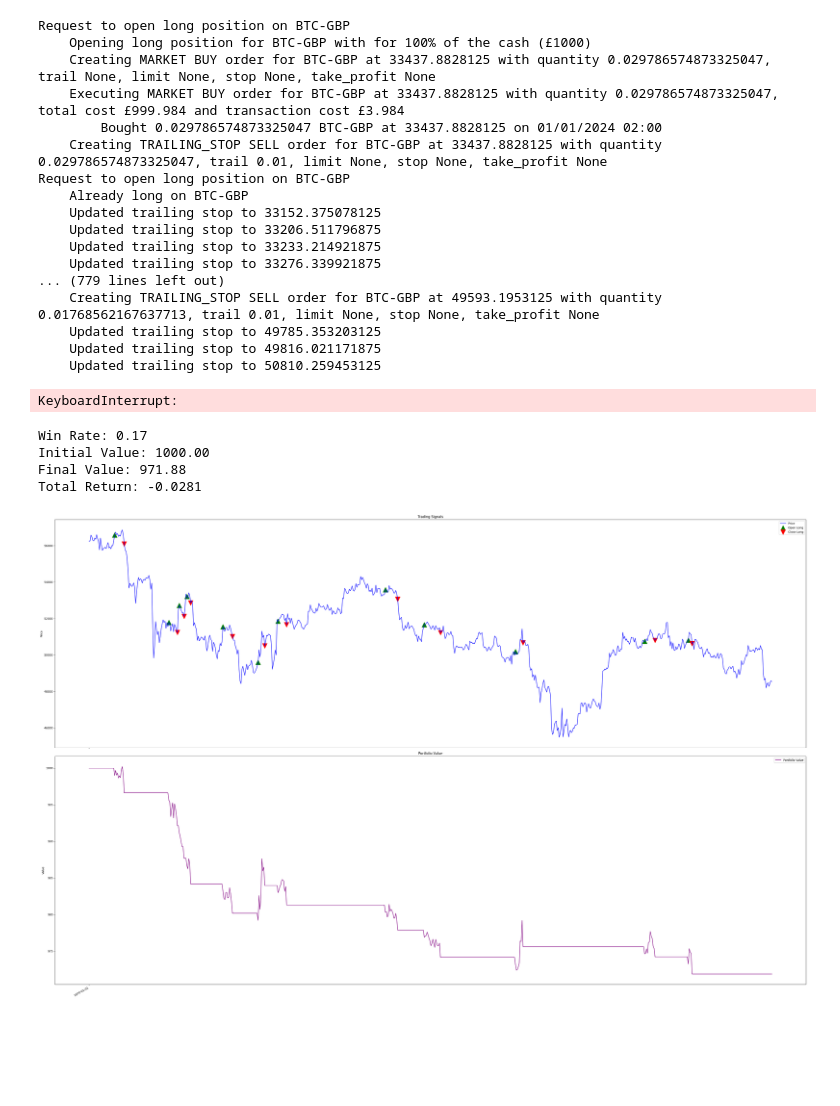
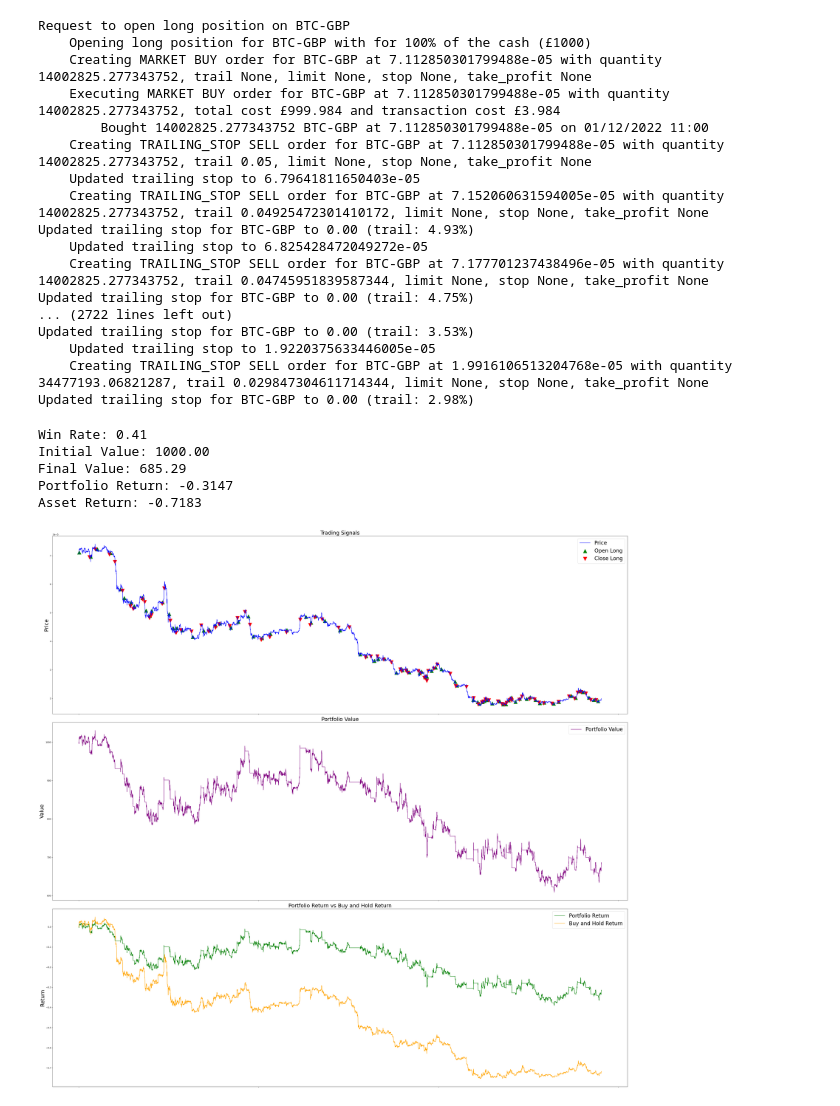
Before and after one commit to agrivas/portfolio-management, a Jupyter notebook: notebooks/LorentzianStrategy.ipynb, the cells around one changed output. Drawn from its saved outputs; the diff is of its cells as text; code cells hidden in the pictures; blank space fills up the shorter version.

```diff
--- a/notebooks/LorentzianStrategy.ipynb
+++ b/notebooks/LorentzianStrategy.ipynb
@@ -19,8 +19,8 @@ warnings.filterwarnings("ignore", message="All-NaN slice encountered")
 @dataclass
 class LorentzianSettings:
     position_size: float = 1
-    trailing_stop: float = 0.01
-    take_profit: float = 0.05
+    trailing_stop: float = 0.05
+    take_profit: float = 0.1
 
 class LorentzianStrategy(Strategy):
     def __init__(self, settings: LorentzianSettings):
@@ -42,11 +42,11 @@ class LorentzianStrategy(Strategy):
         lc = LorentzianClassification(
             prices,
             [
-                LorentzianClassification.Feature("RSI", 14, 2),
-                LorentzianClassification.Feature("WT", 10, 11),
-                LorentzianClassification.Feature("CCI", 20, 2),
-                LorentzianClassification.Feature("ADX", 20, 2),
-                MFI(prices['high'], prices['low'], prices['close'], prices['volume'], 14)
+                LorentzianClassification.Feature("RSI", 24, 1),
+                #LorentzianClassification.Feature("WT", 10, 11),
+                LorentzianClassification.Feature("CCI", 24, 1),
+                #LorentzianClassification.Feature("ADX", 48, 1),
+                #MFI(prices['high'], prices['low'], prices['close'], prices['volume'], 14)
             ],
             settings=LorentzianClassification.Settings(
                 source='close',
@@ -56,16 +56,17 @@ class LorentzianStrategy(Strategy):
             ),
             filterSettings=LorentzianClassification.FilterSettings(
                 useVolatilityFilter=False,
-                useRegimeFilter=False,
+                useRegimeFilter=True,
                 useAdxFilter=False,
                 regimeThreshold=-0.1,
-                adxThreshold=20,
+                adxThreshold=30,
+                adxLength=24,
                 kernelFilter = LorentzianClassification.KernelFilter(
                     useKernelSmoothing=False,
                     lookbackWindow=8,
                     relativeWeight=8.0,
                     regressionLevel=25,
-                    crossoverLag=2
+                    crossoverLag=0
                 )
             )
         )
@@ -80,12 +81,13 @@ class LorentzianStrategy(Strategy):
 # period = 28
 
 SYMBOL = "BTC-GBP"
-train_since = pd.to_datetime('2023-12-24').tz_localize('UTC')
-start_date = pd.to_datetime('2024-01-01').tz_localize('UTC')
-end_date = pd.to_datetime('2024-07-01').tz_localize('UTC')
+train_since = pd.to_datetime('2022-09-01').tz_localize('UTC')
+start_date = pd.to_datetime('2022-12-01').tz_localize('UTC')
+end_date = pd.to_datetime('2024-08-01').tz_localize('UTC')
 period = 168
+invert_pair = True
 
-feed = YFinanceFeed(interval = '1h')
+feed = YFinanceFeed(interval = '1h', invert_pair=invert_pair)
 
 settings = LorentzianSettings()
 strategy = LorentzianStrategy(settings)
@@ -98,27 +100,27 @@ portfolio = trader.backtest(start_date, end_date, period, train_since, transacti
 # %% [output]
 Request to open long position on BTC-GBP
     Opening long position for BTC-GBP with for 100% of the cash (£1000)
-    Creating MARKET BUY order for BTC-GBP at 33437.8828125 with quantity 0.029786574873325047, trail None, limit None, stop None, take_profit None
-    Executing MARKET BUY order for BTC-GBP at 33437.8828125 with quantity 0.029786574873325047, total cost £999.984 and transaction cost £3.984
-        Bought 0.029786574873325047 BTC-GBP at 33437.8828125 on 01/01/2024 02:00
-    Creating TRAILING_STOP SELL order for BTC-GBP at 33437.8828125 with quantity 0.029786574873325047, trail 0.01, limit None, stop None, take_profit None
-Request to open long position on BTC-GBP
-    Already long on BTC-GBP
-    Updated trailing stop to 33152.375078125
-    Updated trailing stop to 33206.511796875
-    Updated trailing stop to 33233.214921875
-    Updated trailing stop to 33276.339921875
-... (779 lines left out)
-    Creating TRAILING_STOP SELL order for BTC-GBP at 49593.1953125 with quantity 0.01768562167637713, trail 0.01, limit None, stop None, take_profit None
-    Updated trailing stop to 49785.353203125
-    Updated trailing stop to 49816.021171875
-    Updated trailing stop to 50810.259453125
+    Creating MARKET BUY order for BTC-GBP at 7.112850301799488e-05 with quantity 14002825.277343752, trail None, limit None, stop None, take_profit None
+    Executing MARKET BUY order for BTC-GBP at 7.112850301799488e-05 with quantity 14002825.277343752, total cost £999.984 and transaction cost £3.984
+        Bought 14002825.277343752 BTC-GBP at 7.112850301799488e-05 on 01/12/2022 11:00
+    Creating TRAILING_STOP SELL order for BTC-GBP at 7.112850301799488e-05 with quantity 14002825.277343752, trail 0.05, limit None, stop None, take_profit None
+    Updated trailing stop to 6.79641811650403e-05
+    Creating TRAILING_STOP SELL order for BTC-GBP at 7.152060631594005e-05 with quantity 14002825.277343752, trail 0.04925472301410172, limit None, stop None, take_profit None
+Updated trailing stop for BTC-GBP to 0.00 (trail: 4.93%)
+    Updated trailing stop to 6.825428472049272e-05
+    Creating TRAILING_STOP SELL order for BTC-GBP at 7.177701237438496e-05 with quantity 14002825.277343752, trail 0.04745951839587344, limit None, stop None, take_profit None
+Updated trailing stop for BTC-GBP to 0.00 (trail: 4.75%)
+... (2722 lines left out)
+Updated trailing stop for BTC-GBP to 0.00 (trail: 3.53%)
+    Updated trailing stop to 1.9220375633446005e-05
+    Creating TRAILING_STOP SELL order for BTC-GBP at 1.9916106513204768e-05 with quantity 34477193.06821287, trail 0.029847304611714344, limit None, stop None, take_profit None
+Updated trailing stop for BTC-GBP to 0.00 (trail: 2.98%)
-KeyboardInterrupt:
-# %%
-portfolio.plot_performance()
-# %% [output]
-Win Rate: 0.17
-Initial Value: 1000.00
-Final Value: 971.88
-Total Return: -0.0281
-[figure, removed]
+# %%
+perf = portfolio.plot_performance()
+# %% [output]
+Win Rate: 0.41
+Initial Value: 1000.00
+Final Value: 685.29
+Portfolio Return: -0.3147
+Asset Return: -0.7183
+[figure, added]
```
Also changed, not shown: parts of 1 cell of this notebook, 4 other files.
